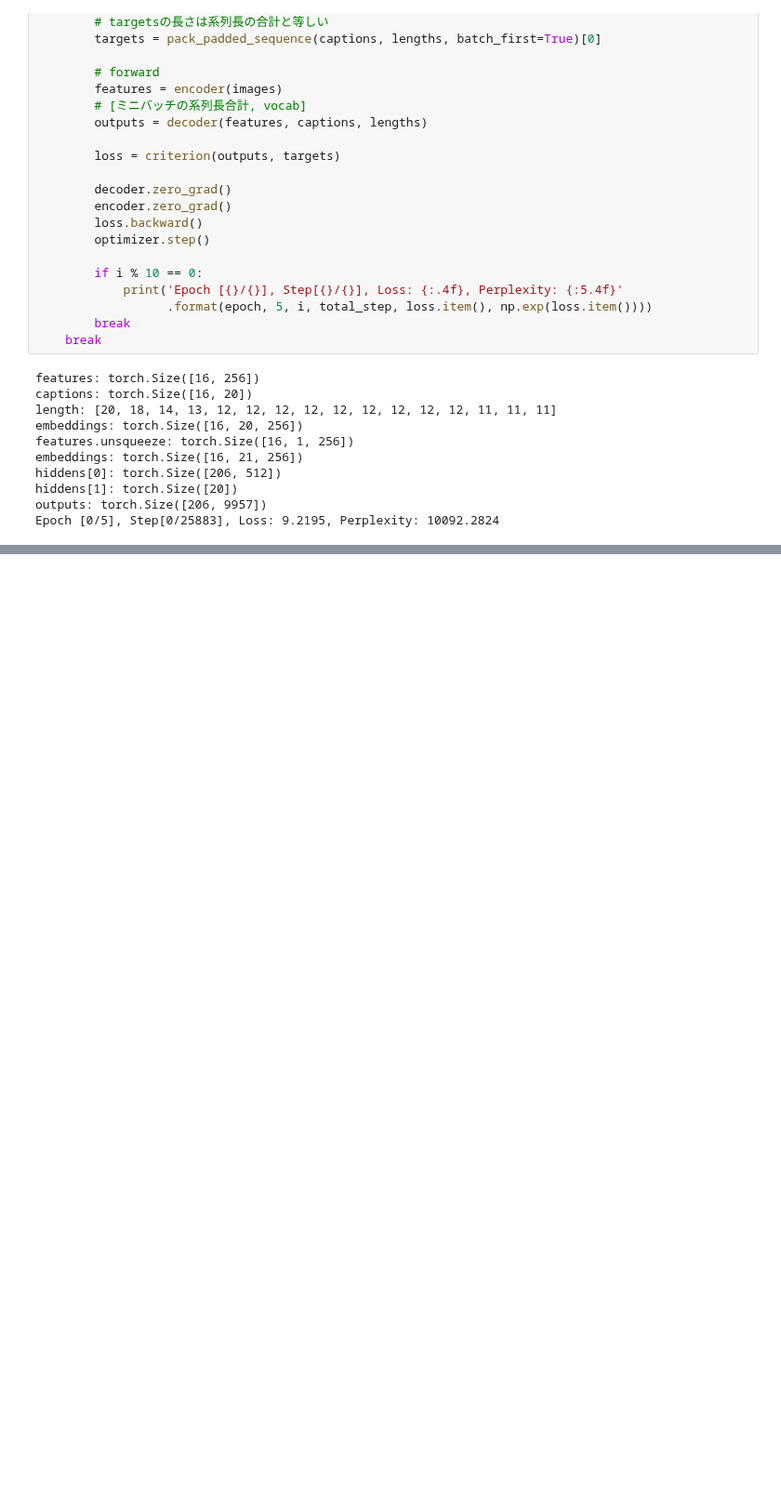
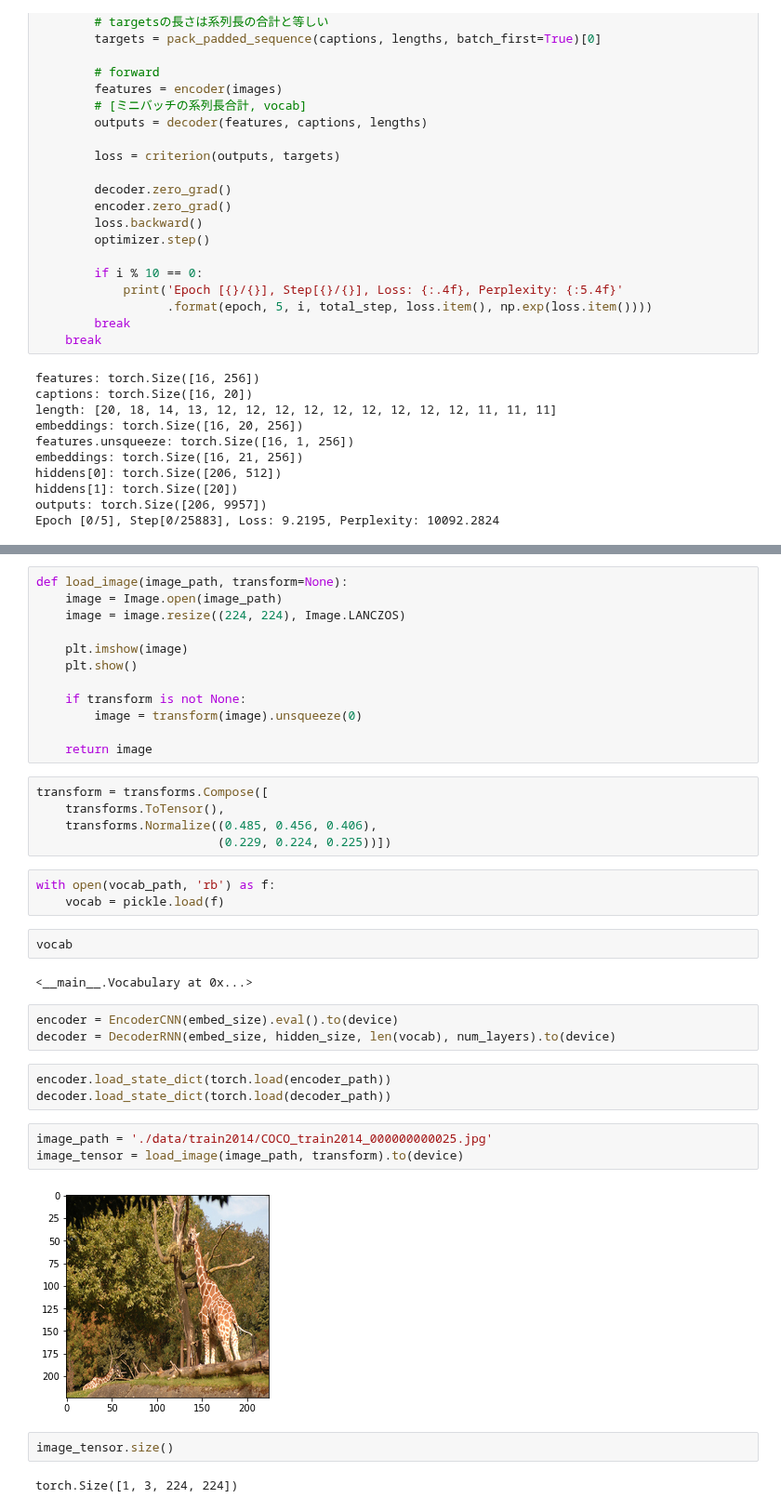
Before and after one commit to aidiary/pytorch-examples, a Jupyter notebook: 180713-image-captioning.ipynb, the cells around one changed output, grey strips where cells are left out. Shown at 93% size. Cells and saved outputs as stored; diff of their text form; blank space fills up the shorter version.

```diff
--- a/180713-image-captioning.ipynb
+++ b/180713-image-captioning.ipynb
@@ -470,0 +494,39 @@ Epoch [0/5], Step[0/25883], Loss: 9.2195, Perplexity: 10092.2824
+# %%
+def load_image(image_path, transform=None):
+    image = Image.open(image_path)
+    image = image.resize((224, 224), Image.LANCZOS)
+
+    plt.imshow(image)
+    plt.show()
+
+    if transform is not None:
+        image = transform(image).unsqueeze(0)
+
+    return image
+# %%
+transform = transforms.Compose([
+    transforms.ToTensor(),
+    transforms.Normalize((0.485, 0.456, 0.406),
+                         (0.229, 0.224, 0.225))])
+# %%
+with open(vocab_path, 'rb') as f:
+    vocab = pickle.load(f)
+# %%
+vocab
+# %% [output]
+<__main__.Vocabulary at 0x...>
+# %%
+encoder = EncoderCNN(embed_size).eval().to(device)
+decoder = DecoderRNN(embed_size, hidden_size, len(vocab), num_layers).to(device)
+# %%
+encoder.load_state_dict(torch.load(encoder_path))
+decoder.load_state_dict(torch.load(decoder_path))
+# %%
+image_path = './data/train2014/COCO_train2014_000000000025.jpg'
+image_tensor = load_image(image_path, transform).to(device)
+# %% [output]
+[figure, added]
+# %%
+image_tensor.size()
+# %% [output]
+torch.Size([1, 3, 224, 224])
```
Also changed, not shown: parts of 11 cells of this notebook.
